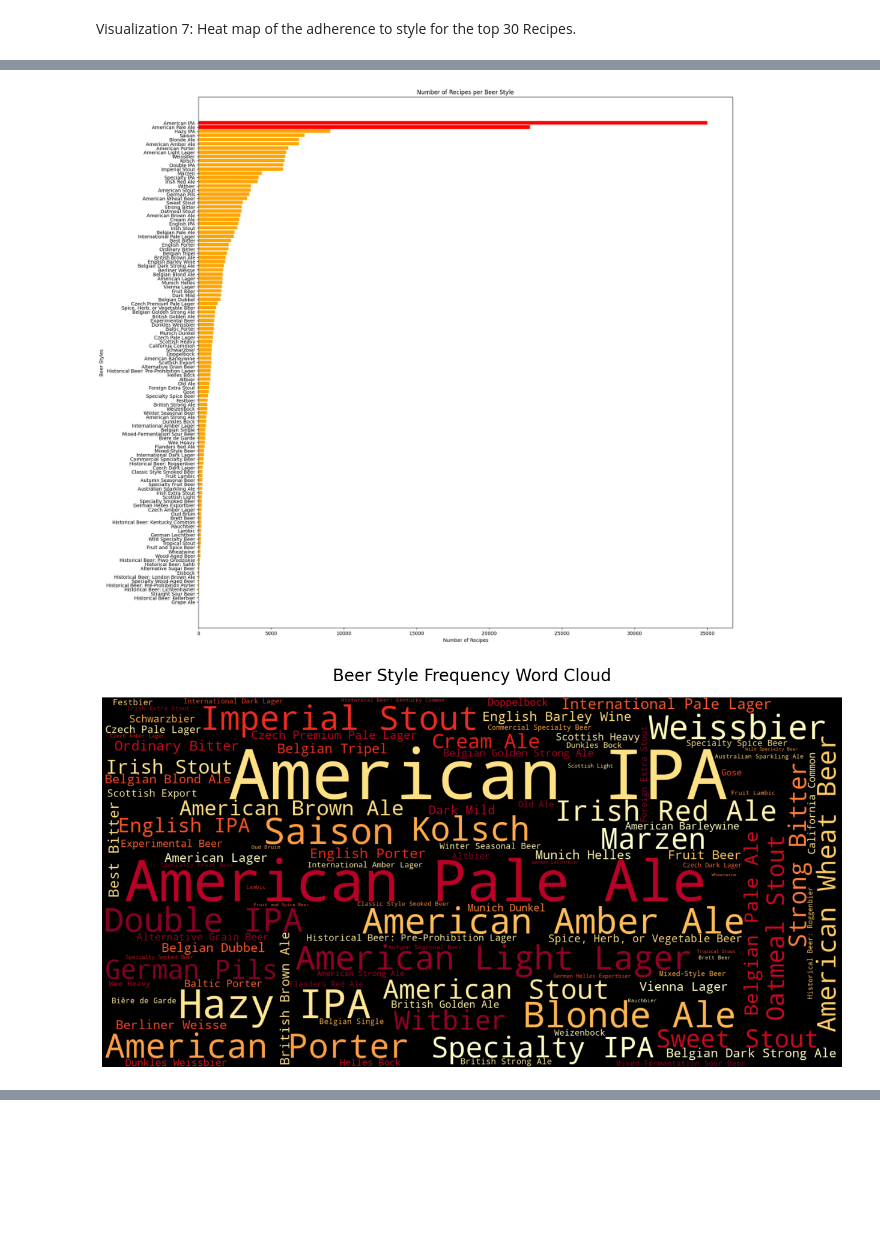
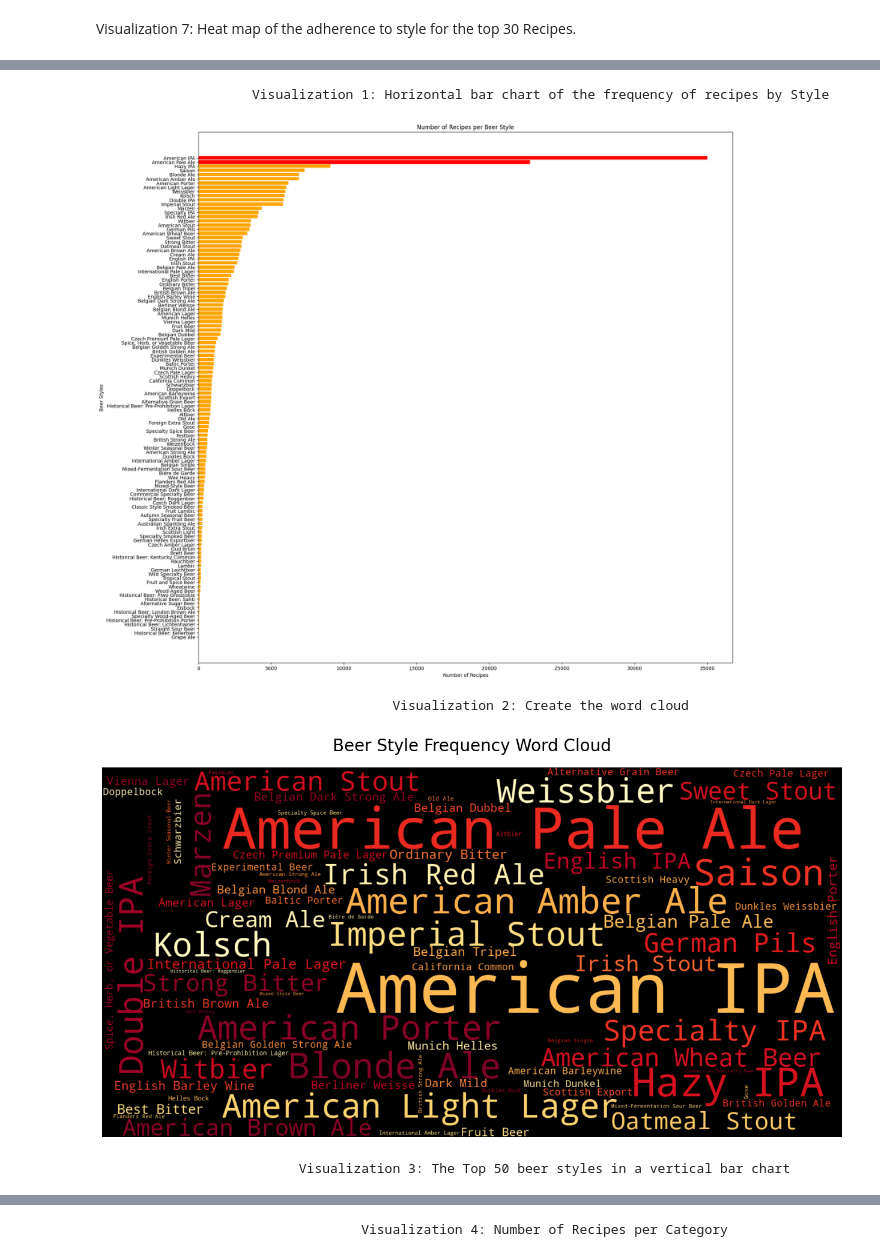
Before and after one commit to Redsoxin7/beer_recipes, a Jupyter notebook: Beer_capstone.ipynb, the cells around one changed output, grey strips where cells are left out. Drawn from its saved outputs; the diff is of its cells as text; code cells hidden in the pictures; blank space fills up the shorter version.

Commit message:
Fixed some Markdown formatting (and some code that stopped working after modifying some comments)

```diff
--- a/Beer_capstone.ipynb
+++ b/Beer_capstone.ipynb
@@ -841,11 +787,20 @@ bf_df_cleaned.shape
 # %%
 # Since the Brewers Friend data did not have the style number in the scraped data
 # we are adding the Style Number based on the Style from the styles_2021_cleaned dataframe.
-bf_df_cleaned['Style Number'] = bf_df_cleaned['Style'].map(
-    styles_2021_cleaned.set_index('Style')['Style Number']
-)
+def add_style_number_from_guide(df1, df2):
 
-# Count how many rows received a value (i.e., not NaN)
-count_added = bf_df_cleaned['Style Number'].notna().sum()
+    df1['Style Number'] = df1['Style'].map(
+        df2.set_index('Style')['Style Number']
+    )
 
-print(f"Number of rows updated: {count_added}")
+    # Count how many rows received a value (i.e., not NaN)
+    count_added = df1['Style Number'].notna().sum()
+
+
+    # Print the info of the dataframe to ensure that changes to the columns were made.
+    print(f"Number of rows updated: {count_added}")
+    print(df1.info())
+    print(f"Number of rows in bf_df_cleaned: {len(df1)}")
+
+    # Print the info of the dataframe to ensure that changes to the columns were made.
+    return df1
@@ -853,0 +807,4 @@ Number of rows updated: 182668
+# %%
+# Call the function to add the Style Number from the style guide to the recipe dataframe
+bf_df_cleaned = add_style_number_from_guide(bf_df_cleaned, styles_2021_cleaned)
+print(f"Number of rows in bf_df_cleaned: {len(bf_df_cleaned)}")
@@ -1395,26 +1384,44 @@ def create_compliance_heatmap(summary_table, top_n=30):
 # %%
 # Visualization 1: Call the Horizontal bar chart of the frequency of recipes by Style
+console = Console()
+console.print(Markdown("## Visualization 1: Horizontal bar chart of the frequency of recipes by Style"))
 total_occurrence(beer_recipes)  # Pass the DataFrame as an argument
 
 # Visualization 2: Create the word cloud
+console = Console()
+console.print(Markdown("## Visualization 2: Create the word cloud"))
 create_beer_wordcloud(beer_recipes)
 
 # Visualization 3: The **Top 50** beer styles in a vertical bar chart
+console = Console()
+console.print(Markdown("## Visualization 3: The **Top 50** beer styles in a vertical bar chart"))
 total_occurrence_abbrev_v(beer_recipes)
 
 # Visualization 4: Number of Recipes per Category
+console = Console()
+console.print(Markdown("## Visualization 4: Number of Recipes per Category"))
 plot_category_counts(beer_recipes)
 
-# Visualization 5: Call the Stacked Bar Chart
+# Visualization 5: Stacked bar chart
+console = Console()
+console.print(Markdown("## Visualization 5: Number of Recipes by Category, segregated by Style in a stacked bar chart."))
 plot_category_style_distribution(beer_recipes)  # Pass the DataFrame as an argument
 
 #Visualization 6: Calculate and Call the Compliance Table
+console = Console()
+console.print(Markdown("## Visualization 6: Recipe's adherence to the BJCP Style Guidelines presented in a table"))
 summary_table = create_and_display_compliance_summary(beer_recipes, styles_2021_cleaned)
 
 #Visualization 7: Call the Compliance Heatmap
+console = Console()
+console.print(Markdown("## Visualization 7: Heat map of the adherence to style for the top 30 Recipes Styles."))
 create_compliance_heatmap(summary_table)
 # %% [output]
+                    Visualization 1: Horizontal bar chart of the frequency of recipes by Style
 [figure]
+                                      Visualization 2: Create the word cloud
-[figure, old version]
+[figure, new version]
+                          Visualization 3: The Top 50 beer styles in a vertical bar chart
 [figure]
+                                  Visualization 4: Number of Recipes per Category
 [figure]
```
Also changed, not shown: parts of 68 cells of this notebook.
